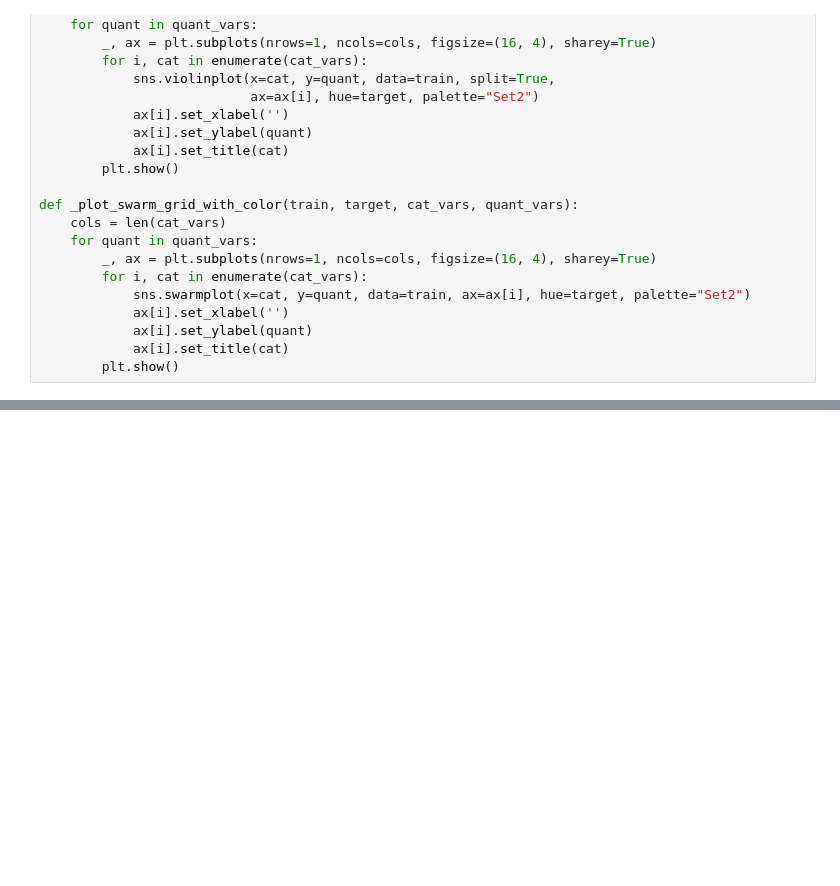
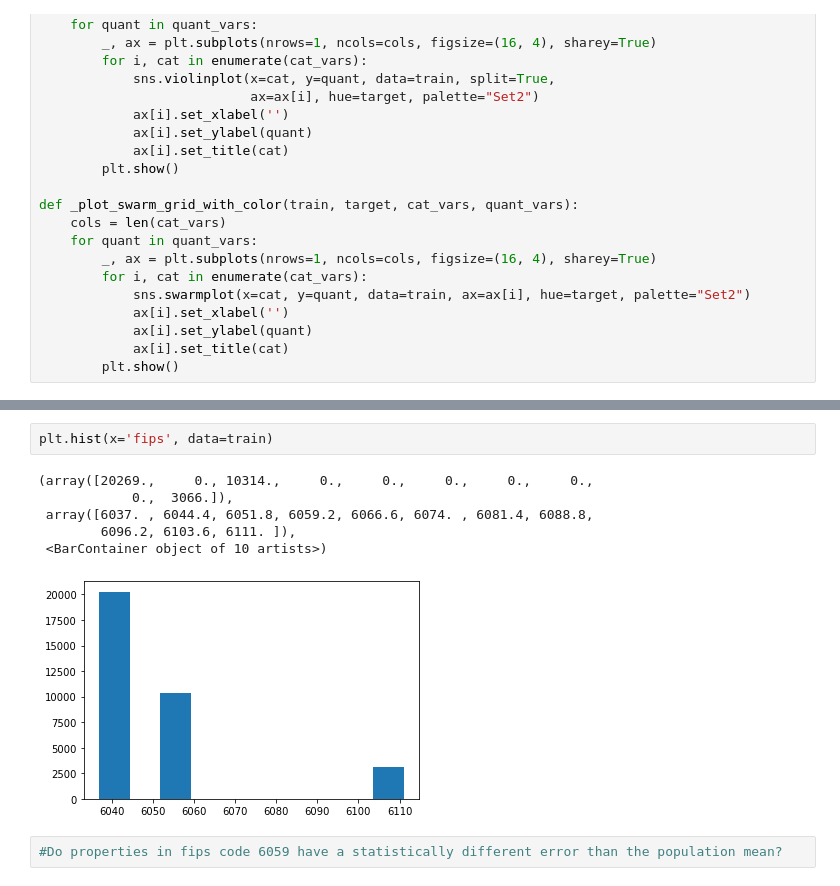
Before and after one commit to david-and-brandon-the-sa-se-bros/zillow-clustering-project, a Jupyter notebook: brandon_scratch_notebook.ipynb, the cells around one changed output, grey strips where cells are left out. Cells and saved outputs as stored; diff of their text form; blank space fills up the shorter version.

```diff
--- a/brandon_scratch_notebook.ipynb
+++ b/brandon_scratch_notebook.ipynb
@@ -921,0 +634,11 @@ train.info()
+# %%
+plt.hist(x='fips', data=train)
+# %% [output]
+(array([20269.,     0., 10314.,     0.,     0.,     0.,     0.,     0.,
+            0.,  3066.]),
+ array([6037. , 6044.4, 6051.8, 6059.2, 6066.6, 6074. , 6081.4, 6088.8,
+        6096.2, 6103.6, 6111. ]),
+ <BarContainer object of 10 artists>)
+[figure, added]
+# %%
+#Do properties in fips code 6059 have a statistically different error than the population mean?
```
Also changed, not shown: parts of 64 cells of this notebook.
